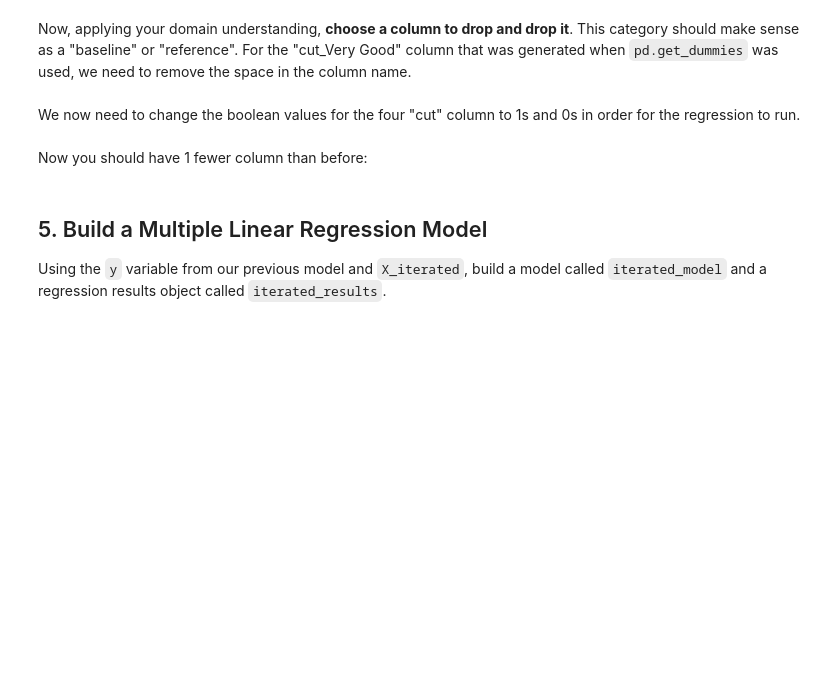
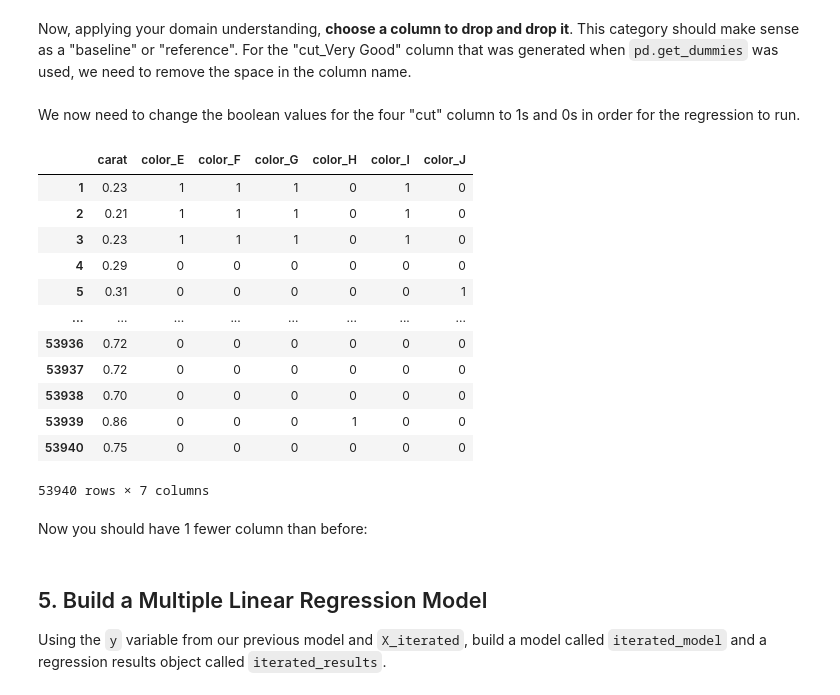
Before and after one commit to Kamaukaguru/dsc-multiple-regression-cumulative-lab, a Jupyter notebook: index.ipynb, the cells around one changed output. Cells and saved outputs as stored; diff of their text form; code cells hidden in the pictures; blank space fills up the shorter version.

```diff
--- a/index.ipynb
+++ b/index.ipynb
@@ -345,5 +401,6 @@ assert X_iterated.shape[1] in valid_col_nums.values
 Now, applying your domain understanding, **choose a column to drop and drop it**. This category should make sense as a "baseline" or "reference". For the "cut_Very Good" column that was generated when `pd.get_dummies` was used, we need to remove the space in the column name.
 # %%
 # Your code here
+X_iterated.drop('color_D', axis=1, inplace=True)
 # %% [markdown]
 We now need to change the boolean values for the four "cut" column to 1s and 0s in order for the regression to run.
@@ -352,3 +407,27 @@ We now need to change the boolean values for the four "cut" column to 1s and 0s
+# %%
+# Your code here
+X_iterated.color_E = X_iterated.color_E.replace({True:1, False:0})
+X_iterated.color_H = X_iterated.color_H.replace({True:1, False:0})
+X_iterated.color_F = X_iterated.color_F.replace({True:1, False:0})
+X_iterated.color_G = X_iterated.color_G.replace({True:1, False:0})
+X_iterated.color_I = X_iterated.color_I.replace({True:1, False:0})
+X_iterated.color_J = X_iterated.color_J.replace({True:1, False:0})
+
+X_iterated
+# %% [output]
+|  | carat | color_E | color_F | color_G | color_H | color_I | color_J |
+| 1 | 0.23 | 1 | 1 | 1 | 0 | 1 | 0 |
+| 2 | 0.21 | 1 | 1 | 1 | 0 | 1 | 0 |
+| 3 | 0.23 | 1 | 1 | 1 | 0 | 1 | 0 |
+| 4 | 0.29 | 0 | 0 | 0 | 0 | 0 | 0 |
+| 5 | 0.31 | 0 | 0 | 0 | 0 | 0 | 1 |
+| ... | ... | ... | ... | ... | ... | ... | ... |
+| 53936 | 0.72 | 0 | 0 | 0 | 0 | 0 | 0 |
+| 53937 | 0.72 | 0 | 0 | 0 | 0 | 0 | 0 |
+| 53938 | 0.70 | 0 | 0 | 0 | 0 | 0 | 0 |
+| 53939 | 0.86 | 0 | 0 | 0 | 1 | 0 | 0 |
+| 53940 | 0.75 | 0 | 0 | 0 | 0 | 0 | 0 |
+53940 rows × 7 columns
 # %% [markdown]
 Now you should have 1 fewer column than before:
 # %%
```
Also changed, not shown: parts of 14 cells of this notebook.
